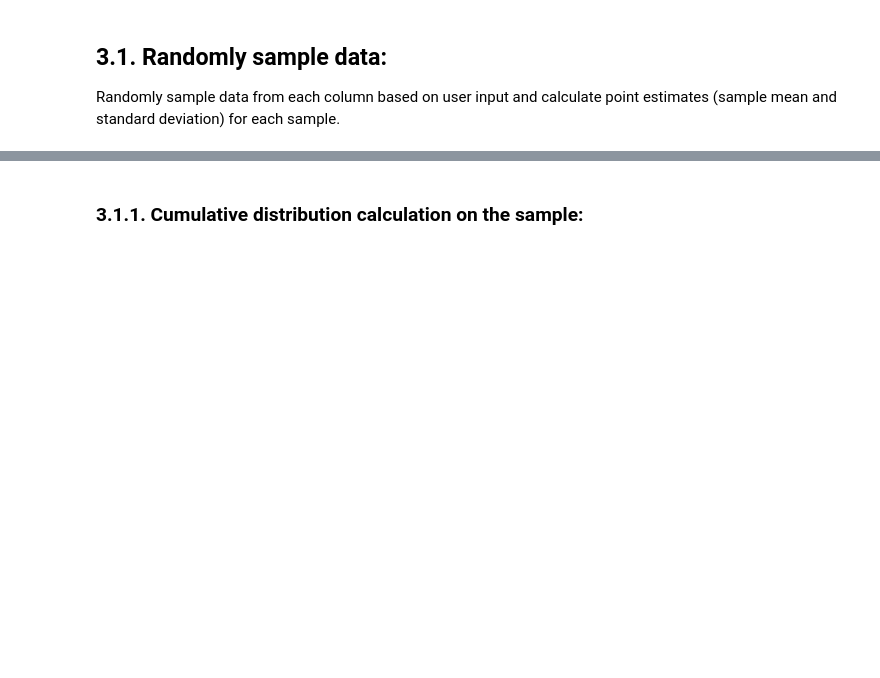
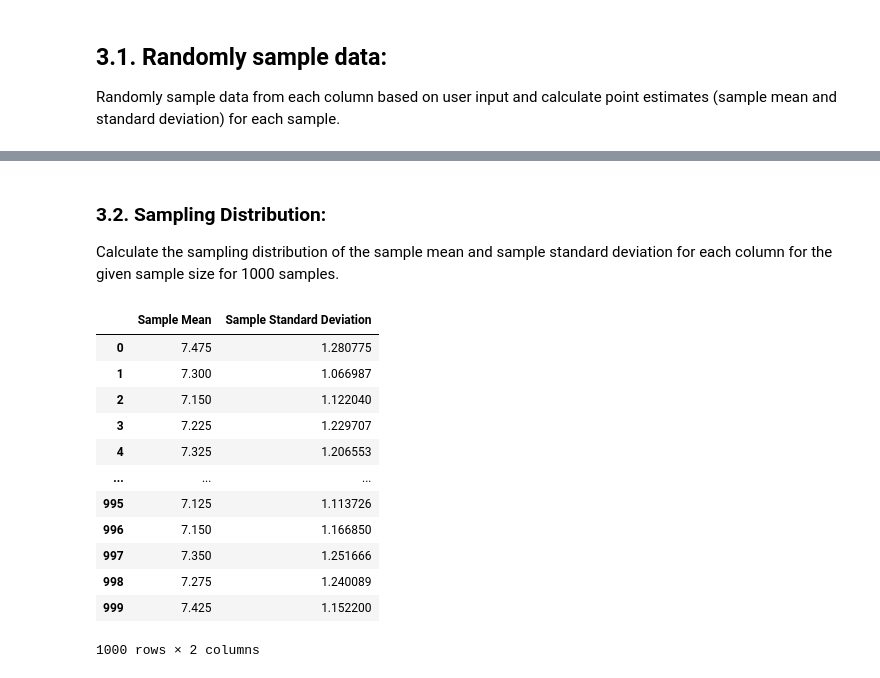
Before and after one commit to legiahanphamm/mas291, a Jupyter notebook: mas291/notebooks/main.ipynb, the cells around one changed output, grey strips where cells are left out. Saved outputs shown, nothing was run; the diff lists cells and outputs as text; code cells hidden in the pictures; blank space fills up the shorter version.

```diff
--- a/mas291/notebooks/main.ipynb
+++ b/mas291/notebooks/main.ipynb
@@ -335,4 +336,5 @@ Point Estimates for Stress Level:
 Population Mean for Stress Level: 7.31283422459893
 Population Standard Deviation for Stress Level: 1.1969559197336044
 # %% [markdown]
-### 3.1.1. Cumulative distribution calculation on the sample:
+### 3.2. Sampling Distribution:
+Calculate the sampling distribution of the sample mean and sample standard deviation for each column for the given sample size for 1000 samples.
@@ -338,0 +356,16 @@ Population Standard Deviation for Stress Level: 1.1969559197336044
+# %%
+sampling_dist_qos
+# %% [output]
+|  | Sample Mean | Sample Standard Deviation |
+| 0 | 7.475 | 1.280775 |
+| 1 | 7.300 | 1.066987 |
+| 2 | 7.150 | 1.122040 |
+| 3 | 7.225 | 1.229707 |
+| 4 | 7.325 | 1.206553 |
+| ... | ... | ... |
+| 995 | 7.125 | 1.113726 |
+| 996 | 7.150 | 1.166850 |
+| 997 | 7.350 | 1.251666 |
+| 998 | 7.275 | 1.240089 |
+| 999 | 7.425 | 1.152200 |
+1000 rows × 2 columns
```
Also changed, not shown: parts of 25 cells of this notebook, 3 other files.
